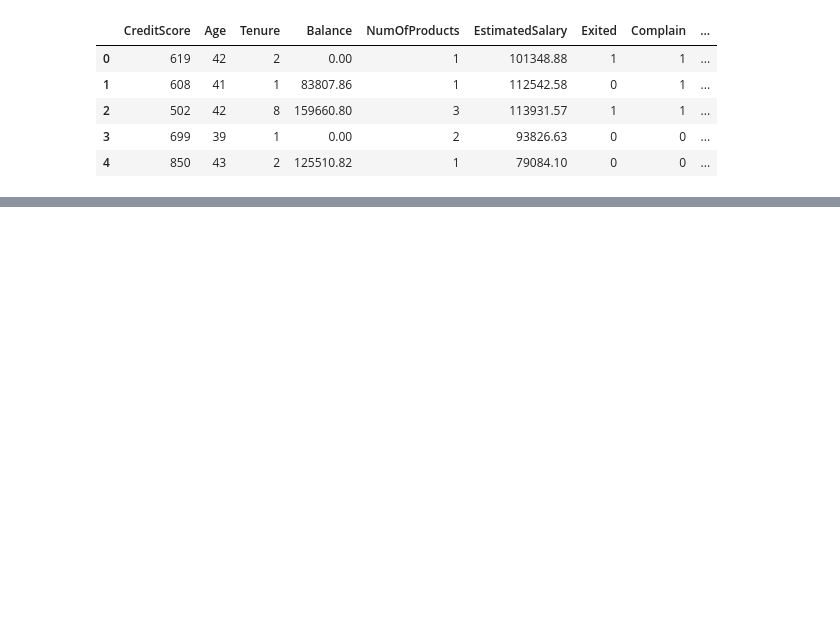
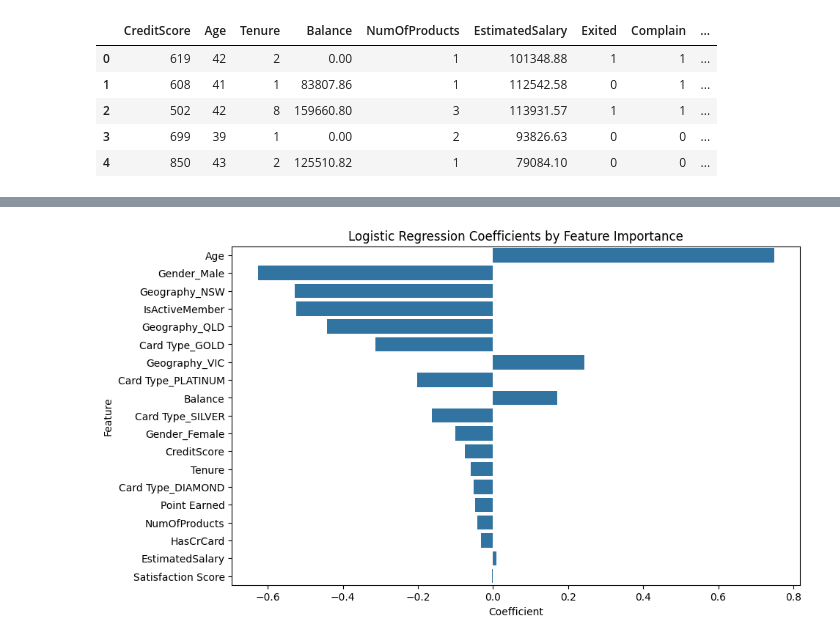
Before and after one commit to structuredcreations/Investment_Selector, a Jupyter notebook: _0_Mentum_Assignment_2.ipynb, the cells around one changed output, grey strips where cells are left out. Drawn from its saved outputs; the diff is of its cells as text; code cells hidden in the pictures; blank space fills up the shorter version.

```diff
--- a/_0_Mentum_Assignment_2.ipynb
+++ b/_0_Mentum_Assignment_2.ipynb
@@ -128,0 +160,82 @@ Classification Report:
+# %%
+# Import necessary libraries
+import pandas as pd
+import numpy as np
+from sklearn.model_selection import train_test_split
+from sklearn.linear_model import LogisticRegression
+from sklearn.preprocessing import StandardScaler, OneHotEncoder
+from sklearn.compose import ColumnTransformer
+from sklearn.metrics import roc_curve, roc_auc_score
+import matplotlib.pyplot as plt
+import seaborn as sns
+
+# Load the dataset
+
+
+# Preprocessing
+# Drop columns that are not useful for the model (RowNumber, CustomerId, Surname)
+df = df.drop(columns=['RowNumber', 'CustomerId', 'Surname','Complain'])
+
+# Convert categorical columns using OneHotEncoder
+categorical_cols = ['Geography', 'Gender', 'Card Type']
+num_cols = ['CreditScore', 'Age', 'Tenure', 'Balance', 'NumOfProducts', 'HasCrCard', 'IsActiveMember', 'EstimatedSalary', 'Satisfaction Score', 'Point Earned']
+
+# Define the preprocessor: standardize numeric features, one-hot encode categorical ones
+preprocessor = ColumnTransformer(
+    transformers=[
+        ('num', StandardScaler(), num_cols),
+        ('cat', OneHotEncoder(), categorical_cols)])
+
+# Separate features and target variable
+X = df.drop(columns='Exited')
+y = df['Exited']
+
+# Split data into training and testing sets
+X_train, X_test, y_train, y_test = train_test_split(X, y, test_size=0.3, random_state=42)
+
+# Apply transformations to the data
+X_train = preprocessor.fit_transform(X_train)
+X_test = preprocessor.transform(X_test)
+
+# Train logistic regression model
+log_reg = LogisticRegression(max_iter=1000)
+log_reg.fit(X_train, y_train)
+
+# Identify the coefficients
+coefficients = log_reg.coef_[0]
+
+# Get feature names after preprocessing
+feature_names = num_cols + list(preprocessor.named_transformers_['cat'].get_feature_names_out(categorical_cols))
+
+# Create a dataframe of feature importance
+coef_df = pd.DataFrame({'Feature': feature_names, 'Coefficient': coefficients})
+
+# Sort by absolute value of coefficients
+coef_df['Abs_Coefficient'] = coef_df['Coefficient'].abs()
+coef_df = coef_df.sort_values(by='Abs_Coefficient', ascending=False)
+
+# Plot coefficient chart
+plt.figure(figsize=(10, 6))
+sns.barplot(x='Coefficient', y='Feature', data=coef_df)
+plt.title('Logistic Regression Coefficients by Feature Importance')
+plt.show()
+
+# Feature importance
+print(coef_df[['Feature', 'Coefficient']])
+
+# ROC curve
+y_probs = log_reg.predict_proba(X_test)[:, 1]  # Get probabilities for the positive class
+fpr, tpr, thresholds = roc_curve(y_test, y_probs)
+roc_auc = roc_auc_score(y_test, y_probs)
+
+# Plot ROC curve
+plt.figure(figsize=(8, 6))
+plt.plot(fpr, tpr, color='blue', label=f'ROC Curve (AUC = {roc_auc:.2f})')
+plt.plot([0, 1], [0, 1], color='red', linestyle='--')
+plt.title('Receiver Operating Characteristic (ROC) Curve')
+plt.xlabel('False Positive Rate (FPR)')
+plt.ylabel('True Positive Rate (TPR)')
+plt.legend()
+plt.show()
+# %% [output]
+[figure, added]
```
Also changed, not shown: parts of 3 cells of this notebook.
